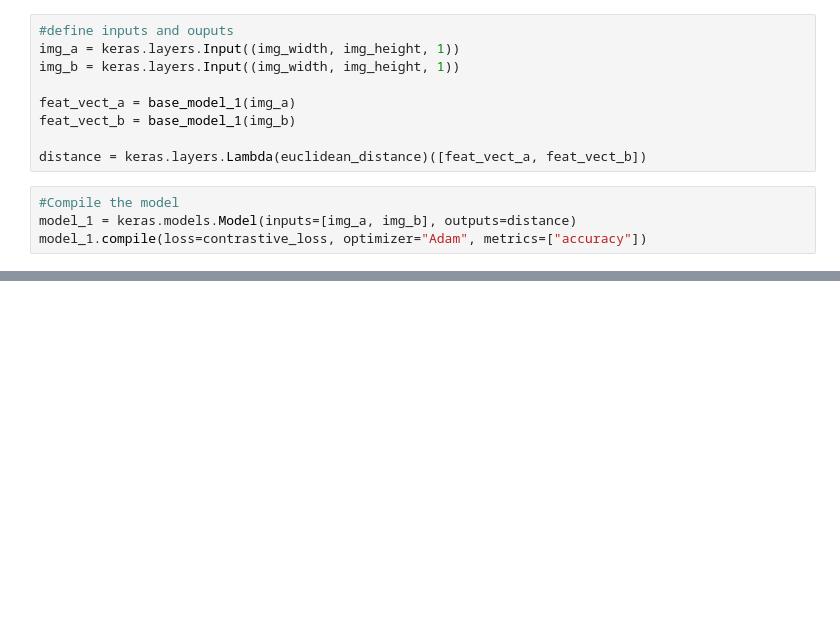
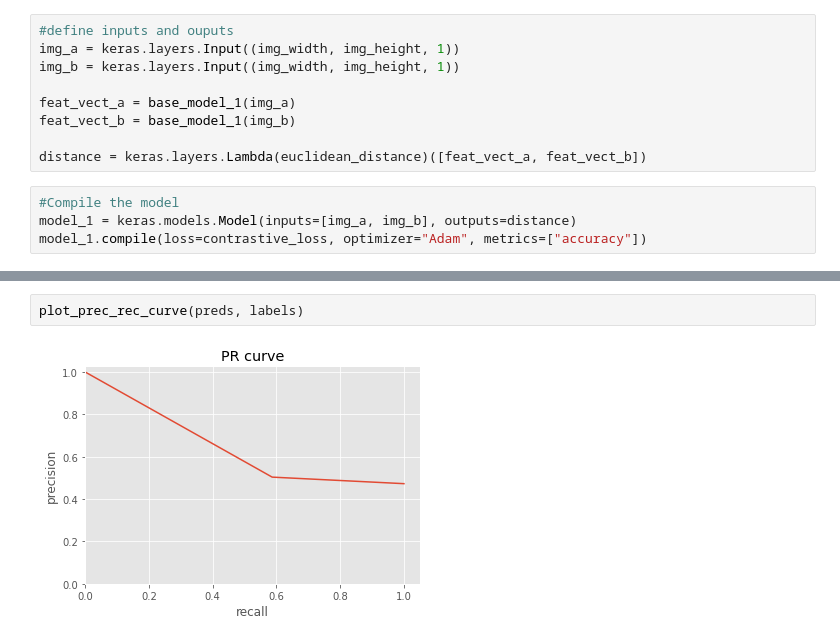
Before and after one commit to schauppi/HTSR_Handwritten_Text_Similarity_Recognition, a Jupyter notebook: experiments.ipynb, the cells around one changed output, grey strips where cells are left out. Drawn from its saved outputs; the diff is of its cells as text; blank space fills up the shorter version.

```diff
--- a/experiments.ipynb
+++ b/experiments.ipynb
@@ -101,0 +129,4 @@ plot_training(history_model_1)
+# %%
+plot_prec_rec_curve(preds, labels)
+# %% [output]
+[figure, added]
```
Also changed, not shown: parts of 9 cells of this notebook, 1 other file.
